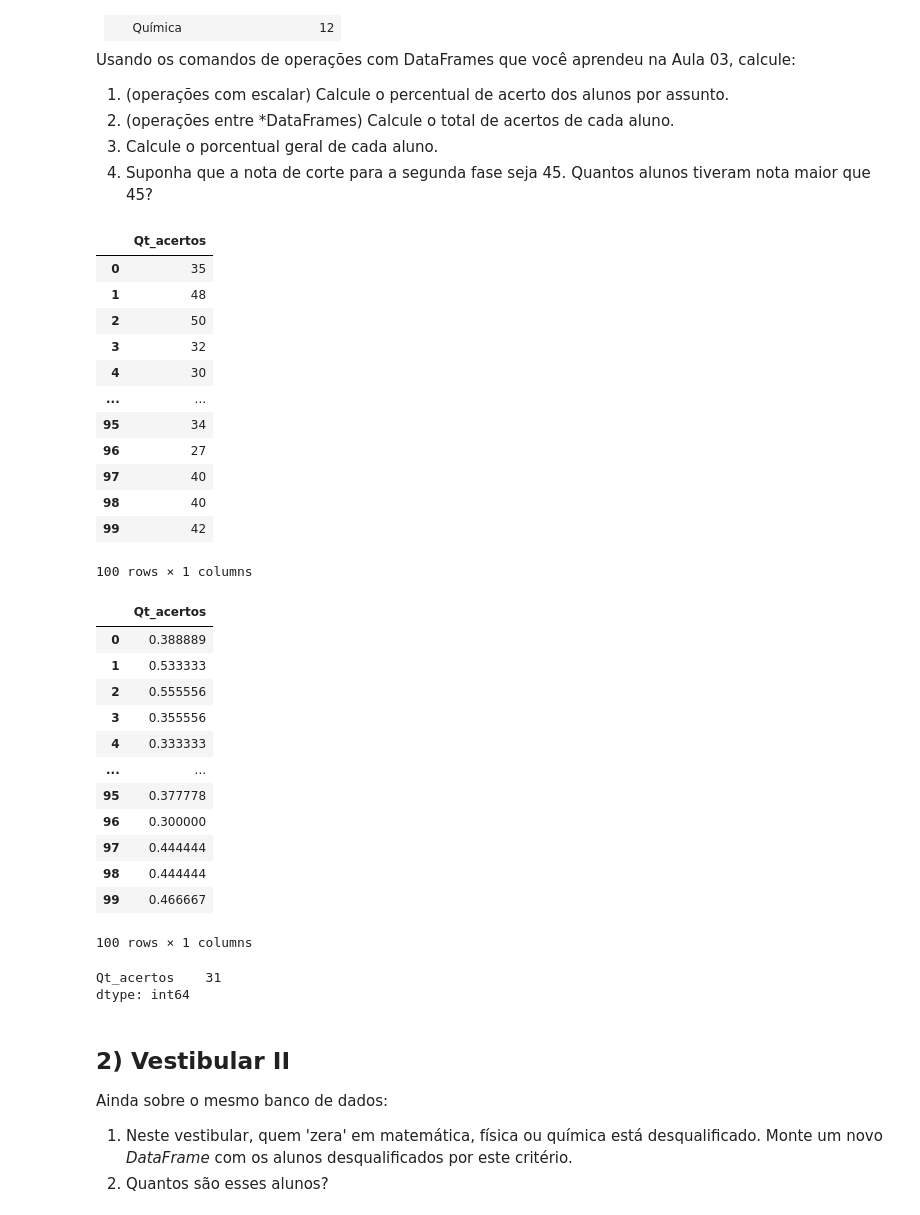
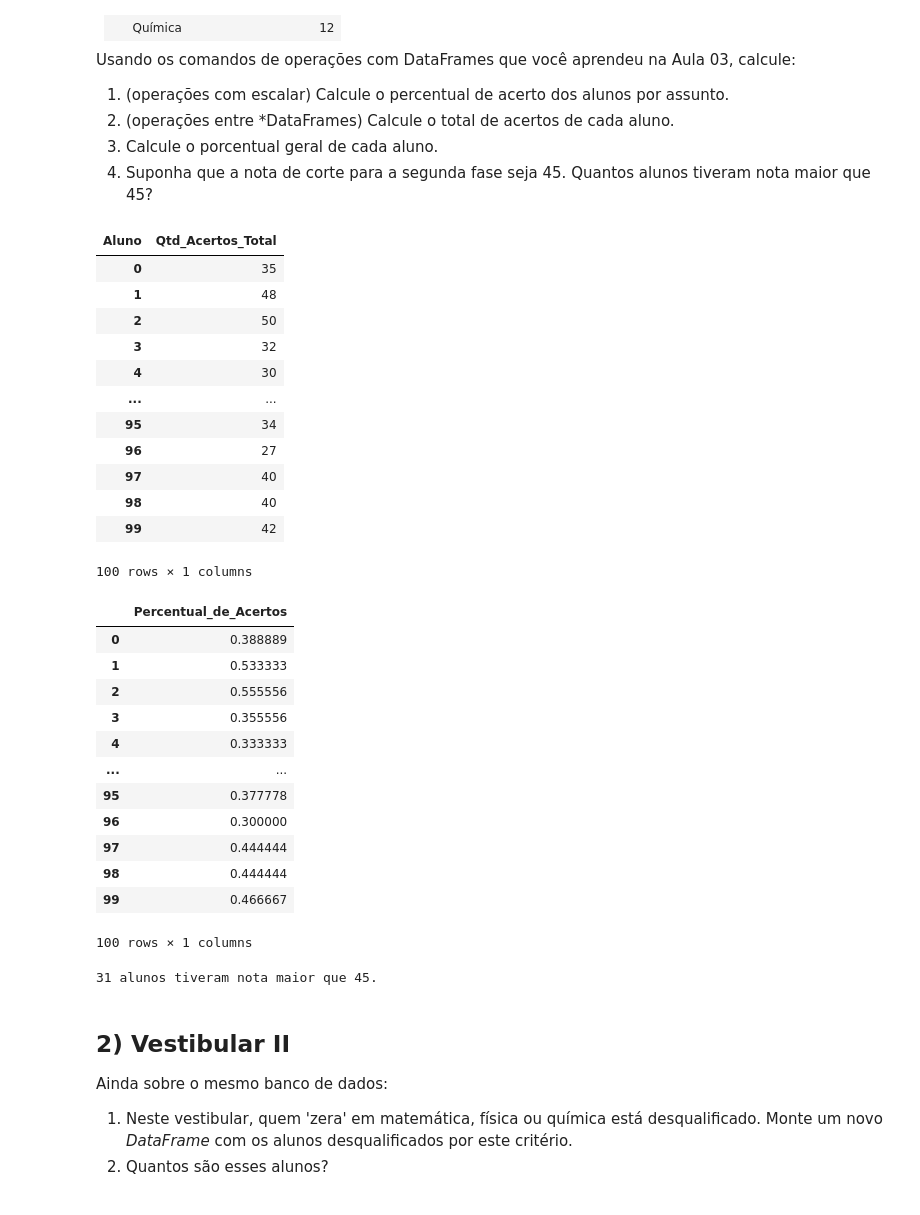
Before and after one commit to provietti/EBAC_Data_Scientist, a Jupyter notebook: Rodrigo - Tarefa aula 03 a 05 .ipynb, the cells around one changed output. Saved outputs shown, nothing was run; the diff lists cells and outputs as text; code cells hidden in the pictures.

```diff
--- a/Rodrigo - Tarefa aula 03 a 05 .ipynb
+++ b/Rodrigo - Tarefa aula 03 a 05 .ipynb
@@ -48,11 +48,13 @@ pc_his = df_his /  8
 pc_fis = df_fis /  8
 pc_qui = df_qui /  8
 # %%
-# 2) Seu código aqui
+# 2) (operações entre *DataFrames) Calcule o total de acertos de cada aluno
 total = df_mat + df_por + df_geo + df_ing + df_his + df_fis + df_qui
+total.columns = ["Qtd_Acertos_Total"]
+total.columns.name = 'Aluno'
 total
 # %% [output]
-|  | Qt_acertos |
+| Aluno | Qtd_Acertos_Total |
 | 0 | 35 |
 | 1 | 48 |
 | 2 | 50 |
@@ -66,10 +68,12 @@ total
 | 99 | 42 |
 100 rows × 1 columns
 # %%
-# 3) Seu código aqui
-total/(24+18+8*3+12*2)
+# 3) Calcule o porcentual geral de cada aluno
+percentual = total/(24+18+(8*3)+(12*2))
+percentual.columns = ["Percentual_de_Acertos"]
+percentual
 # %% [output]
-|  | Qt_acertos |
+|  | Percentual_de_Acertos |
 | 0 | 0.388889 |
 | 1 | 0.533333 |
 | 2 | 0.555556 |
@@ -82,13 +86,13 @@ total/(24+18+8*3+12*2)
 | 98 | 0.444444 |
 | 99 | 0.466667 |
 100 rows × 1 columns
-# %%
-# 4) Seu código aqui
-total_gt_45 = total[total['Qt_acertos'] > 45]
-total_gt_45.count()
-# %% [output]
-Qt_acertos    31
-dtype: int64
+# %%
+# 4) Suponha que a nota de corte para a segunda fase seja 45. Quantos alunos tiveram nota maior que 45?
+total_gt_45 = total[total["Qtd_Acertos_Total"] > 45]
+alunos_maior_45 = total_gt_45.count()
+print(f'{alunos_maior_45 [0]} alunos tiveram nota maior que 45.')
+# %% [output]
+31 alunos tiveram nota maior que 45.
 # %% [markdown]
 ## 2) Vestibular II
 
```
Also changed, not shown: parts of 21 cells of this notebook.
